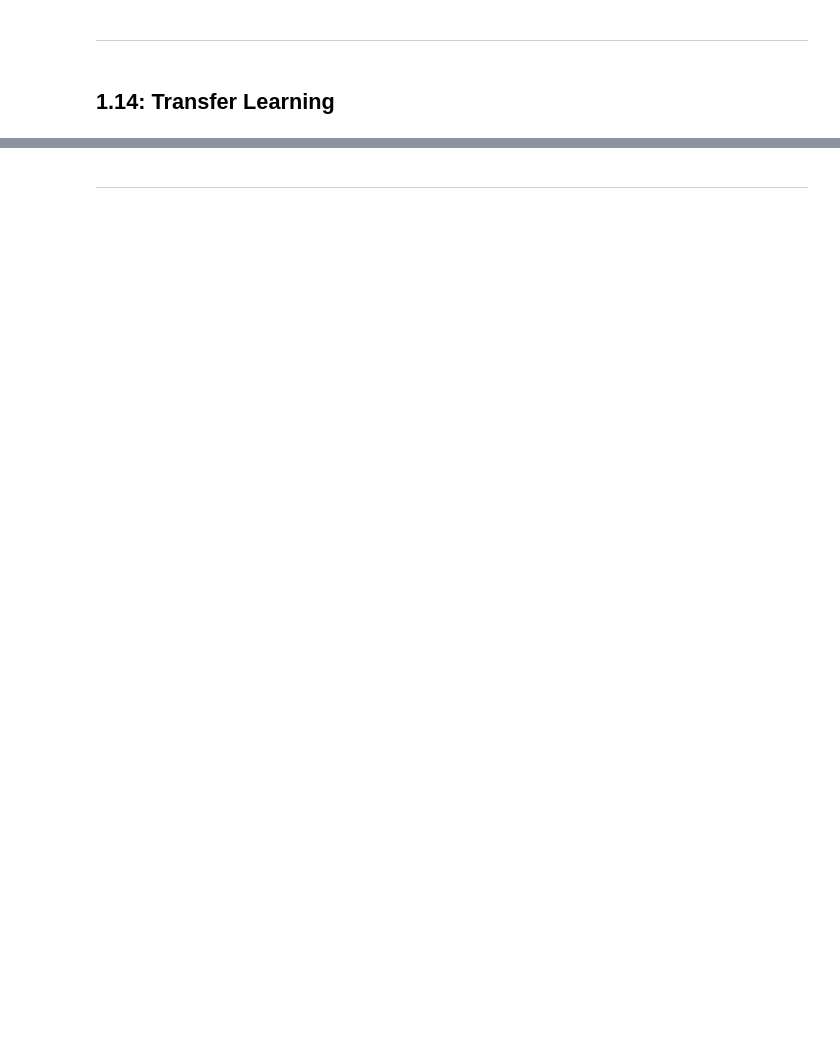
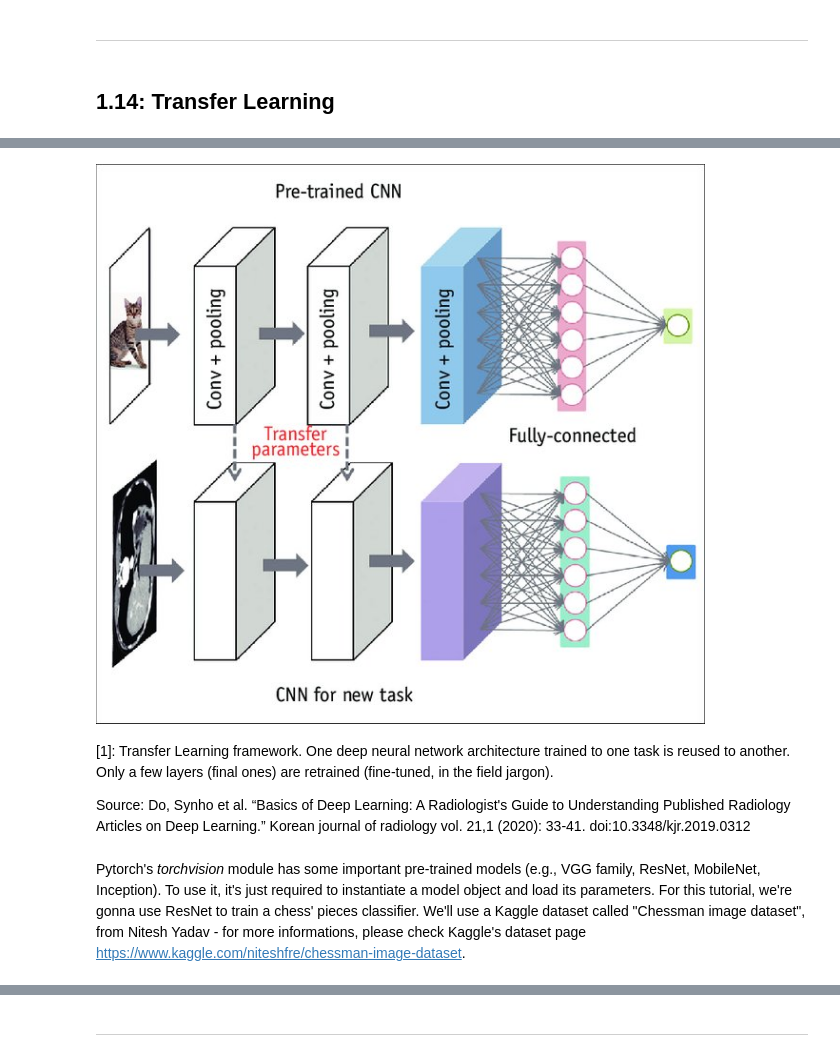
Before and after one commit to caiodeberaldini/pytorch-tutorial, a Jupyter notebook: pytorch-tutorial.ipynb, the cells around one changed output, grey strips where cells are left out. Saved outputs shown, nothing was run; the diff lists cells and outputs as text; code cells hidden in the pictures; blank space fills up the shorter version.

Commit message:
Transfer Learning tutorial update

```diff
--- a/pytorch-tutorial.ipynb
+++ b/pytorch-tutorial.ipynb
@@ -1543,0 +1551,10 @@ Test Acc.:  [ 6856/10000 (69%)]
+# %%
+Image(filename="assets/images/transfer_learning.jpg", height=750, width=705)
+# %% [output]
+[figure, added]
+# %% [markdown]
+[1]: Transfer Learning framework. One deep neural network architecture trained to one task is reused to another. Only a few layers (final ones) are retrained (fine-tuned, in the field jargon).
+
+Source: Do, Synho et al. “Basics of Deep Learning: A Radiologist's Guide to Understanding Published Radiology Articles on Deep Learning.” Korean journal of radiology vol. 21,1 (2020): 33-41. doi:10.3348/kjr.2019.0312
+# %% [markdown]
+Pytorch's _torchvision_ module has some important pre-trained models (e.g., VGG family, ResNet, MobileNet, Inception). To use it, it's just required to instantiate a model object and load its parameters. For this tutorial, we're gonna use ResNet to train a chess' pieces classifier. We'll use a Kaggle dataset called "Chessman image dataset", from Nitesh Yadav - for more informations, please check Kaggle's dataset page https://www.kaggle.com/niteshfre/chessman-image-dataset.
```
Also changed, not shown: parts of 28 cells of this notebook.
